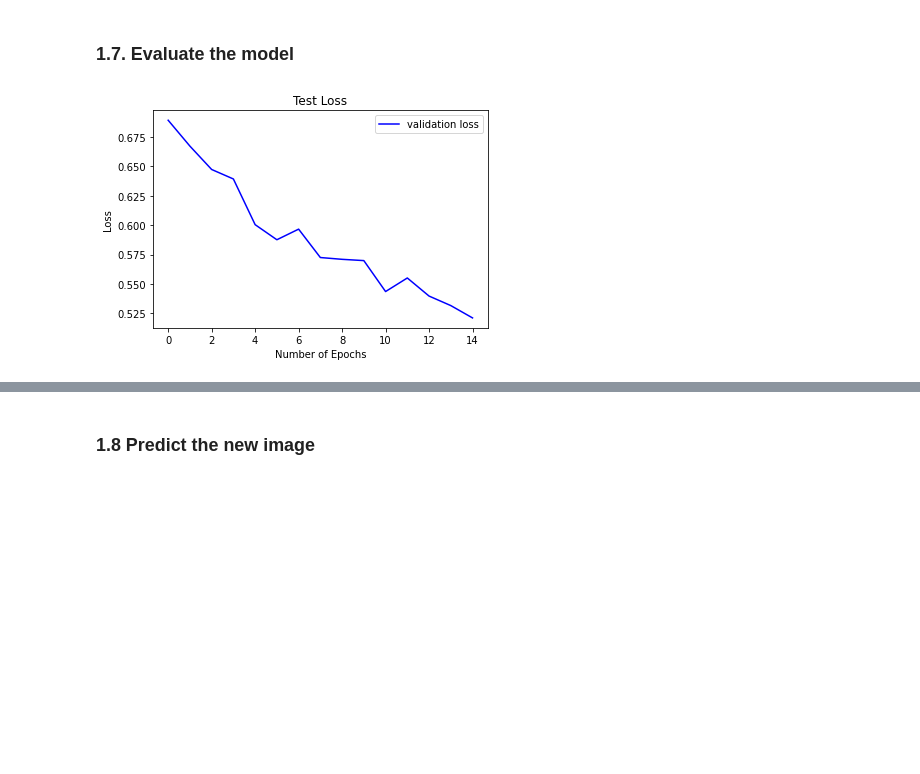
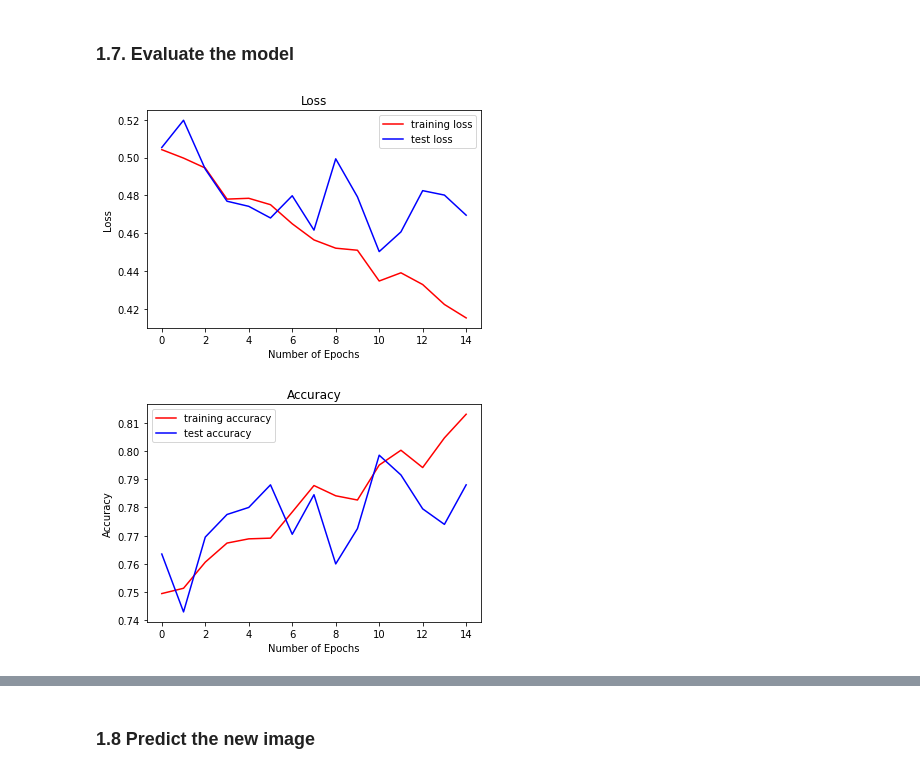
Before and after one commit to The2018/ml_image_classification_cnn_lab, a Jupyter notebook: cats_lab.ipynb, the cells around one changed output, grey strips where cells are left out. Drawn from its saved outputs; the diff is of its cells as text; code cells hidden in the pictures; blank space fills up the shorter version.

```diff
--- a/cats_lab.ipynb
+++ b/cats_lab.ipynb
@@ -161,6 +161,11 @@ model.add(Conv2D(filters = 16, kernel_size = (3,3),padding = 'Same',
                  activation ='relu'))
 model.add(MaxPool2D(pool_size=(2,2), strides=(2,2)))
 model.add(Dropout(0.25))
+#
+model.add(Conv2D(filters = 32, kernel_size = (2,2),padding = 'Same',
+                 activation ='relu'))
+model.add(MaxPool2D(pool_size=(2,2), strides=(2,2)))
+model.add(Dropout(0.25))
 # fully connected
 model.add(Flatten())
 model.add(Dense(256, activation = "relu"))
@@ -175,7 +180,7 @@ model.compile(optimizer = optimizer , loss = "categorical_crossentropy", metrics
 # %%
 # Fit the model
 epochs = 15
-batch_size = 250
+batch_size = 150
 
 history = model.fit(X_train,Y_train, epochs = epochs, validation_data = (X_test,Y_test), steps_per_epoch=X_train.shape[0] // batch_size)
 # %% [output]
@@ -200,11 +205,22 @@ Epoch 15/15
 ### 1.7. Evaluate the model
 # %%
 # visualize the loss function
-plt.plot(history.history['val_loss'], color='b', label="validation loss")
-plt.title("Test Loss")
+plt.plot(history.history['loss'], color='r', label="training loss")
+plt.plot(history.history['val_loss'], color='b', label="test loss")
+plt.title("Loss")
 plt.xlabel("Number of Epochs")
 plt.ylabel("Loss")
 plt.legend()
 plt.show()
+
+# visualize the accuracy function
+plt.plot(history.history['accuracy'], color='r', label="training accuracy")
+plt.plot(history.history['val_accuracy'], color='b', label="test accuracy")
+plt.title("Accuracy")
+plt.xlabel("Number of Epochs")
+plt.ylabel("Accuracy")
+plt.legend()
+plt.show()
 # %% [output]
-[figure, old version]
+[figure, new version]
+[figure, added]
```
Also changed, not shown: parts of 7 cells of this notebook.
